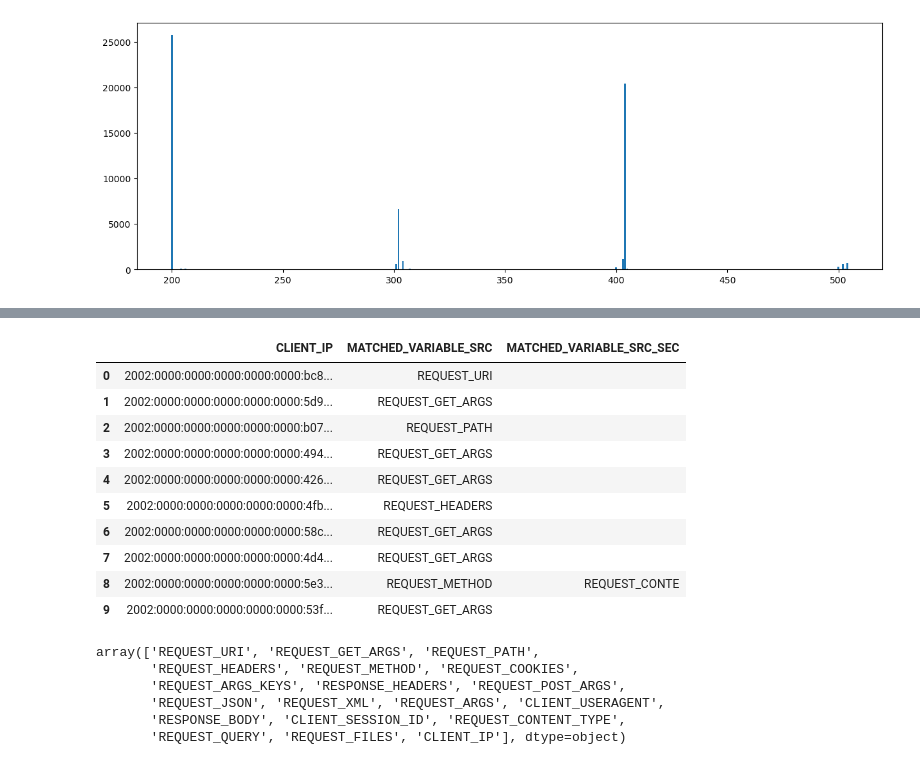
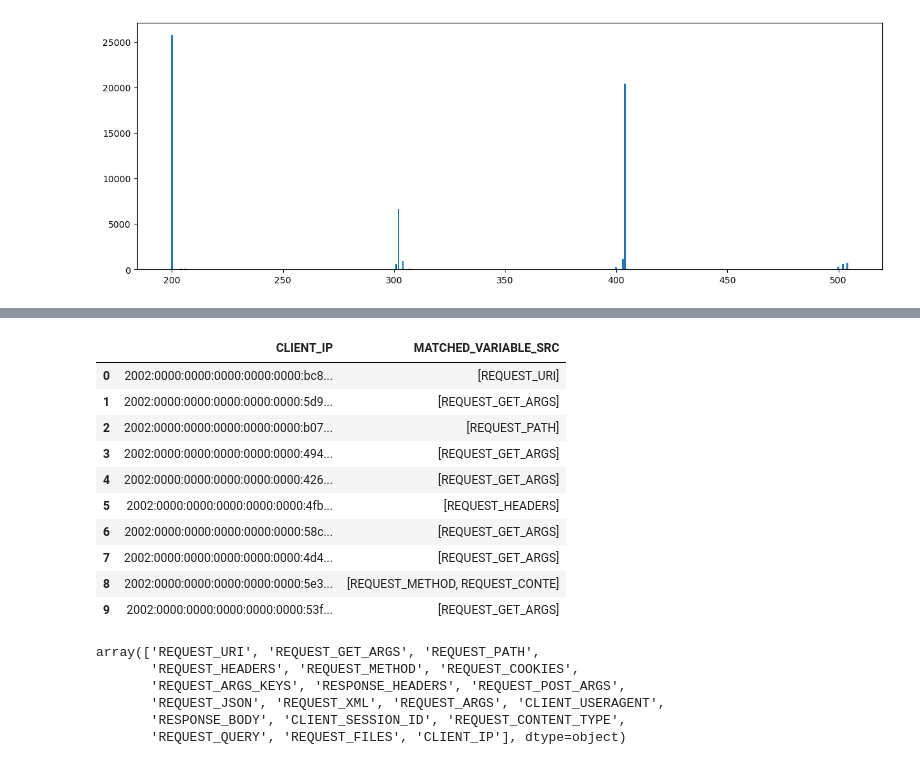
Before and after one commit to ivan-zapreev/ML-PT, a Jupyter notebook: 01_data_exploration.ipynb, the cells around one changed output, grey strips where cells are left out. Saved outputs shown, nothing was run; the diff lists cells and outputs as text; code cells hidden in the pictures.

```diff
--- a/01_data_exploration.ipynb
+++ b/01_data_exploration.ipynb
@@ -372,21 +374,17 @@ logger.info(f'There are {np.sum(src_counts > 1)}/{len(data_df)} rows with more t
 # %%
-from src.wrangler.utils import get_first_src_val
-from src.wrangler.utils import get_second_src_val
-
 # Split into first and second SRC column
-data_df['MATCHED_VARIABLE_SRC_SEC'] = data_df['MATCHED_VARIABLE_SRC'].apply(get_second_src_val)
-data_df['MATCHED_VARIABLE_SRC'] = data_df['MATCHED_VARIABLE_SRC'].apply(get_first_src_val)
-data_df[['CLIENT_IP', 'MATCHED_VARIABLE_SRC', 'MATCHED_VARIABLE_SRC_SEC']].head(10)
+data_df['MATCHED_VARIABLE_SRC'] = data_df['MATCHED_VARIABLE_SRC'].apply(split_data_values)
+data_df[['CLIENT_IP', 'MATCHED_VARIABLE_SRC']].head(10)
 # %% [output]
-|  | CLIENT_IP | MATCHED_VARIABLE_SRC | MATCHED_VARIABLE_SRC_SEC |
-| 0 | 2002:0000:0000:0000:0000:0000:bc8... | REQUEST_URI |  |
-| 1 | 2002:0000:0000:0000:0000:0000:5d9... | REQUEST_GET_ARGS |  |
-| 2 | 2002:0000:0000:0000:0000:0000:b07... | REQUEST_PATH |  |
-| 3 | 2002:0000:0000:0000:0000:0000:494... | REQUEST_GET_ARGS |  |
-| 4 | 2002:0000:0000:0000:0000:0000:426... | REQUEST_GET_ARGS |  |
-| 5 | 2002:0000:0000:0000:0000:0000:4fb... | REQUEST_HEADERS |  |
-| 6 | 2002:0000:0000:0000:0000:0000:58c... | REQUEST_GET_ARGS |  |
-| 7 | 2002:0000:0000:0000:0000:0000:4d4... | REQUEST_GET_ARGS |  |
-| 8 | 2002:0000:0000:0000:0000:0000:5e3... | REQUEST_METHOD | REQUEST_CONTE |
-| 9 | 2002:0000:0000:0000:0000:0000:53f... | REQUEST_GET_ARGS |  |
+|  | CLIENT_IP | MATCHED_VARIABLE_SRC |
+| 0 | 2002:0000:0000:0000:0000:0000:bc8... | [REQUEST_URI] |
+| 1 | 2002:0000:0000:0000:0000:0000:5d9... | [REQUEST_GET_ARGS] |
+| 2 | 2002:0000:0000:0000:0000:0000:b07... | [REQUEST_PATH] |
+| 3 | 2002:0000:0000:0000:0000:0000:494... | [REQUEST_GET_ARGS] |
+| 4 | 2002:0000:0000:0000:0000:0000:426... | [REQUEST_GET_ARGS] |
+| 5 | 2002:0000:0000:0000:0000:0000:4fb... | [REQUEST_HEADERS] |
+| 6 | 2002:0000:0000:0000:0000:0000:58c... | [REQUEST_GET_ARGS] |
+| 7 | 2002:0000:0000:0000:0000:0000:4d4... | [REQUEST_GET_ARGS] |
+| 8 | 2002:0000:0000:0000:0000:0000:5e3... | [REQUEST_METHOD, REQUEST_CONTE] |
+| 9 | 2002:0000:0000:0000:0000:0000:53f... | [REQUEST_GET_ARGS] |
 # %%
```
Also changed, not shown: parts of 29 cells of this notebook, 4 other files.
